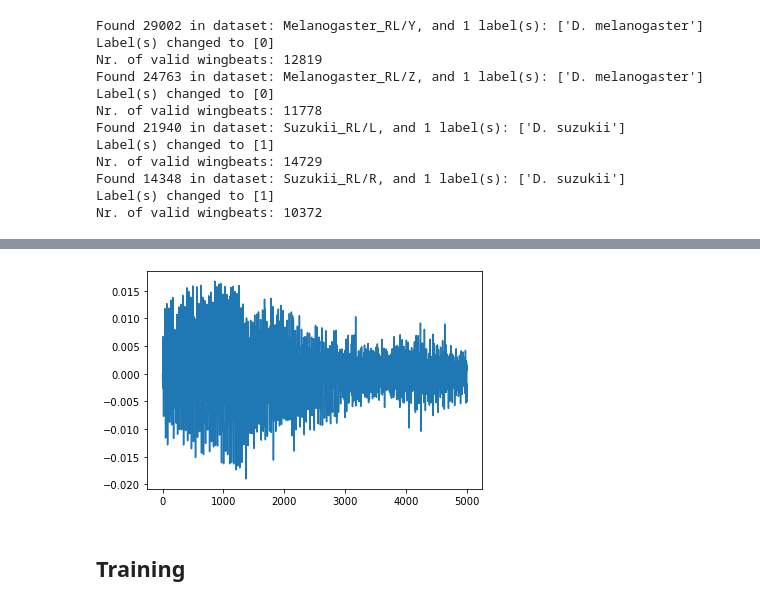
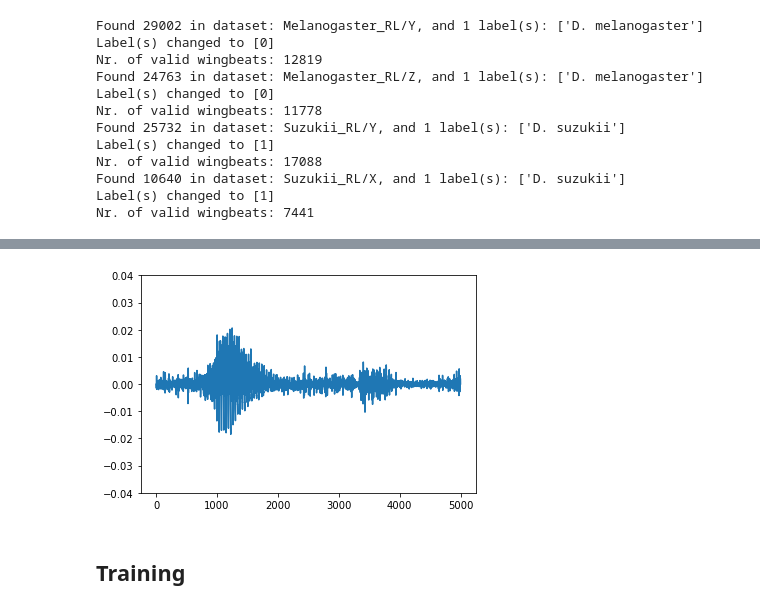
Before and after one commit to kalfasyan/wbai, a Jupyter notebook: Training_Conv1D.ipynb, the cells around one changed output, grey strips where cells are left out. Drawn from its saved outputs; the diff is of its cells as text; code cells hidden in the pictures.

```diff
--- a/Training_Conv1D.ipynb
+++ b/Training_Conv1D.ipynb
@@ -47,12 +48,28 @@ shuffle_dataset = True
 num_workers = psutil.cpu_count()
 random_seed= 42
 setting = 'raw'
+modeltype = 'conv1draw'
+normalize = "sample"
 # %%
-transforms_list = [FilterWingbeat(setting='bandpass'), Normalize()]
+transforms_list = [FilterWingbeat(setting='bandpass')]
+
+if normalize == "whole":
+    dmel1 = WingbeatsDataset(dsname="Melanogaster_RL/Y", transform=transforms.Compose(transforms_list)).clean()
+    dsuz1 = WingbeatsDataset(dsname="Suzukii_RL/L", transform=transforms.Compose(transforms_list)).clean()
+    transformed_dataset = ConcatDataset([dmel1, dsuz1])
+    trainval_dataloader = DataLoader(transformed_dataset, batch_size=batch_size, num_workers=num_workers)
+
+    mean, std = calc_mean_std_1D(loader=trainval_dataloader)
+    transforms_list += [Normalize(mean=mean, std=std, axes=(0,2))]
+elif normalize == "sample":
+    transforms_list += [Normalize()]
+else:
+    pass
+
 dmel1 = WingbeatsDataset(dsname="Melanogaster_RL/Y", custom_label=[0], transform=transforms.Compose(transforms_list)).clean()
 dmel2 = WingbeatsDataset(dsname="Melanogaster_RL/Z", custom_label=[0], transform=transforms.Compose(transforms_list)).clean()
-dsuz1 = WingbeatsDataset(dsname="Suzukii_RL/L",      custom_label=[1], transform=transforms.Compose(transforms_list)).clean()
-dsuz2 = WingbeatsDataset(dsname="Suzukii_RL/R",      custom_label=[1], transform=transforms.Compose(transforms_list)).clean()
+dsuz1 = WingbeatsDataset(dsname="Suzukii_RL/Y",      custom_label=[1], transform=transforms.Compose(transforms_list)).clean()
+dsuz2 = WingbeatsDataset(dsname="Suzukii_RL/X",      custom_label=[1], transform=transforms.Compose(transforms_list)).clean()
 # %% [output]
 Found 29002 in dataset: Melanogaster_RL/Y, and 1 label(s): ['D. melanogaster']
 Label(s) changed to [0]
@@ -60,11 +77,11 @@ Nr. of valid wingbeats: 12819
 Found 24763 in dataset: Melanogaster_RL/Z, and 1 label(s): ['D. melanogaster']
 Label(s) changed to [0]
 Nr. of valid wingbeats: 11778
-Found 21940 in dataset: Suzukii_RL/L, and 1 label(s): ['D. suzukii']
+Found 25732 in dataset: Suzukii_RL/Y, and 1 label(s): ['D. suzukii']
 Label(s) changed to [1]
-Nr. of valid wingbeats: 14729
-Found 14348 in dataset: Suzukii_RL/R, and 1 label(s): ['D. suzukii']
+Nr. of valid wingbeats: 17088
+Found 10640 in dataset: Suzukii_RL/X, and 1 label(s): ['D. suzukii']
 Label(s) changed to [1]
-Nr. of valid wingbeats: 10372
+Nr. of valid wingbeats: 7441
 # %%
 transformed_dataset = ConcatDataset([dmel1, dsuz1])
@@ -80,11 +97,11 @@ test_dataloader = DataLoader(test_dataset, batch_size=batch_size_val, num_worker
 # %%
 from IPython.display import Audio
-sig = train_dataset[9][0]
-plt.plot(sig.T)
+sig = train_dataset[6][0]
+plt.plot(sig.T); plt.ylim(-.04,.04)
 Audio(sig, rate=8000, autoplay=True)
 # %% [output]
 [interactive output not drawn]
-[figure, old version]
+[figure, new version]
 # %%
 if setting.startswith('psd'):
     model = Conv1dNetPSD()
```
Also changed, not shown: parts of 17 cells of this notebook, 7 other files.
